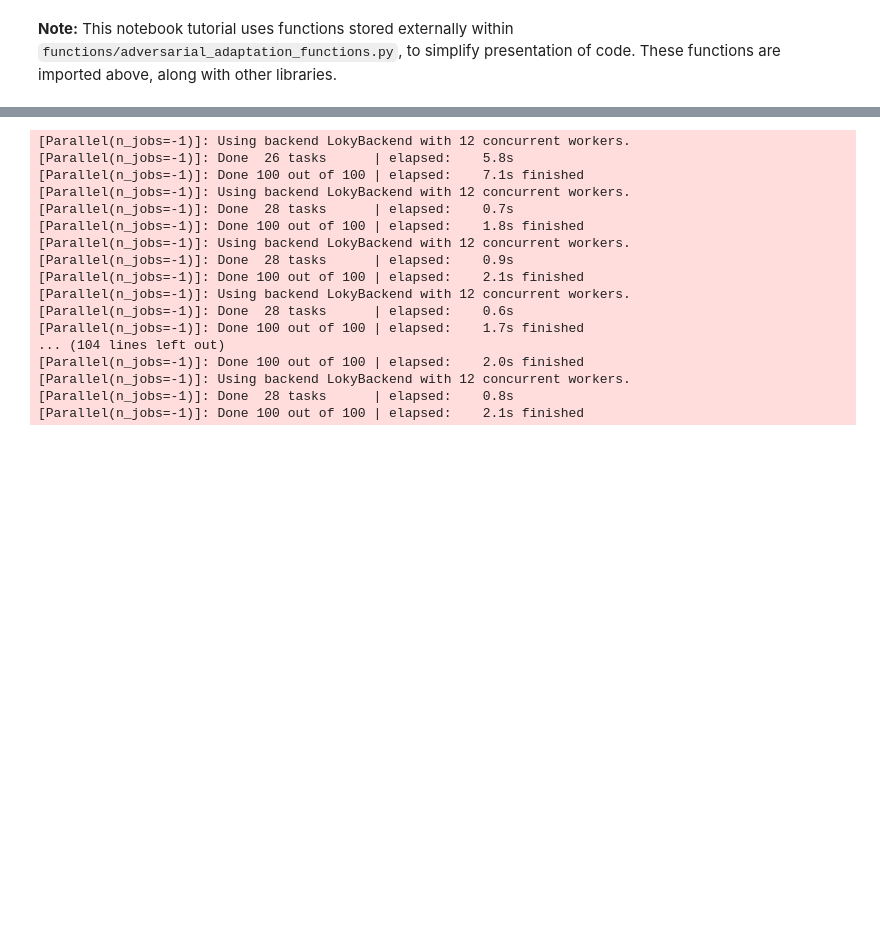
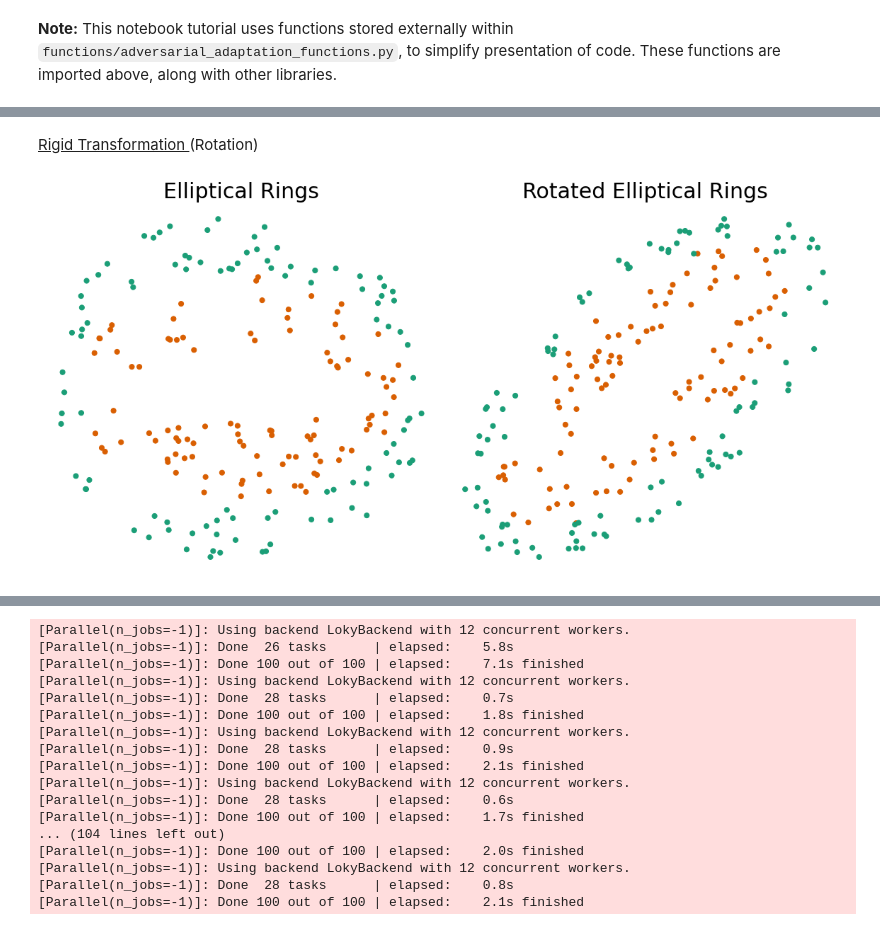
Before and after one commit to williamrxu/ndd-workspace, a Jupyter notebook: adversarial_adaptation_tutorial.ipynb, the cells around one changed output, grey strips where cells are left out. Saved outputs shown, nothing was run; the diff lists cells and outputs as text; code cells hidden in the pictures; blank space fills up the shorter version.

```diff
--- a/adversarial_adaptation_tutorial.ipynb
+++ b/adversarial_adaptation_tutorial.ipynb
@@ -76,0 +110,6 @@ fn.view_txor()
+# %% [markdown]
+<u> Rigid Transformation </u> (Rotation)
+# %%
+fn.view_rEllip()
+# %% [output]
+[figure, added]
```
Also changed, not shown: parts of 23 cells of this notebook.
